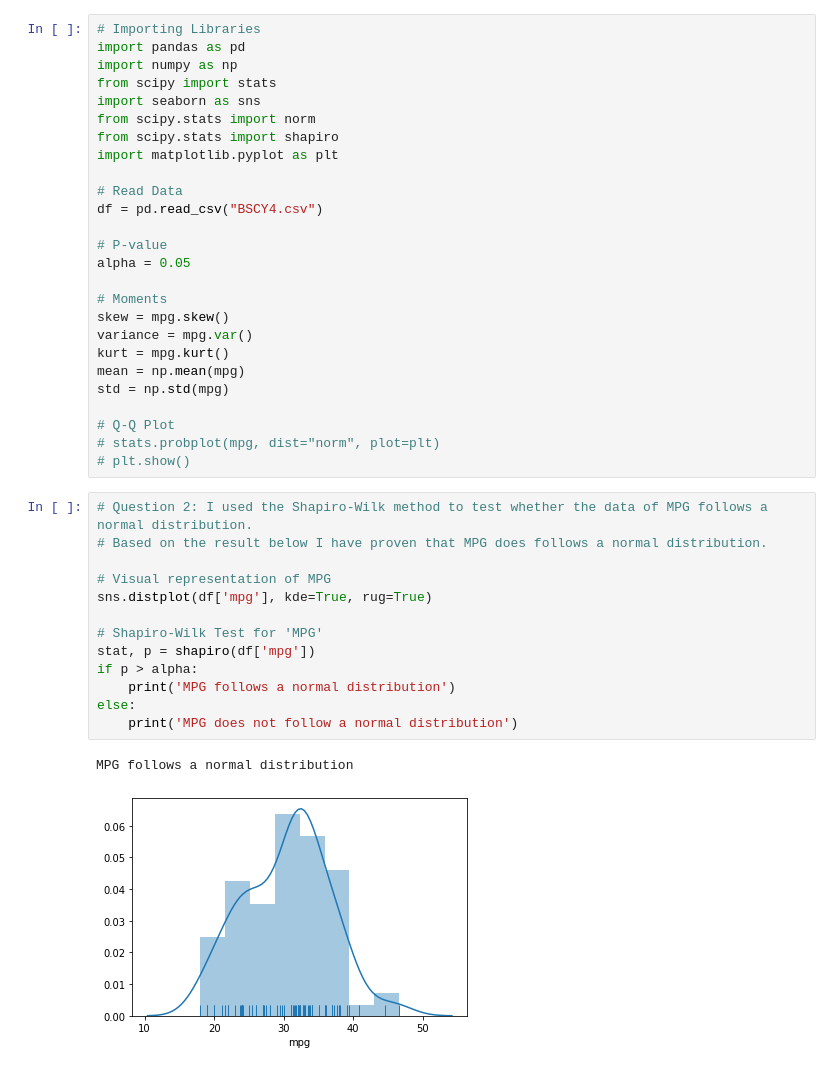
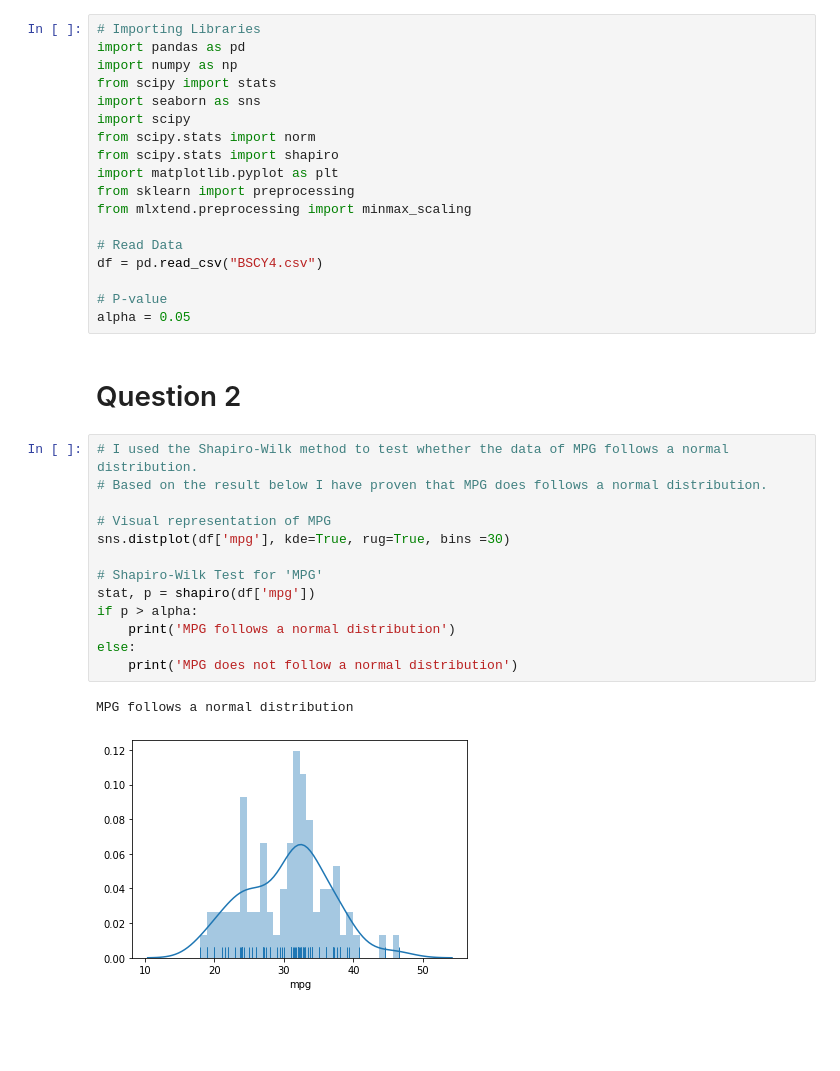
Before and after one commit to Esedicol/Data-Mining, a Jupyter notebook: Regression Analysis/Data_Exploration.ipynb, the cells around one changed output. Saved outputs shown, nothing was run; the diff lists cells and outputs as text; blank space fills up the shorter version.

```diff
--- a/Regression Analysis/Data_Exploration.ipynb
+++ b/Regression Analysis/Data_Exploration.ipynb
@@ -4,39 +4,33 @@ import pandas as pd
 import numpy as np
 from scipy import stats
 import seaborn as sns
+import scipy
 from scipy.stats import norm
 from scipy.stats import shapiro
 import matplotlib.pyplot as plt
+from sklearn import preprocessing
+from mlxtend.preprocessing import minmax_scaling
 
 # Read Data
 df = pd.read_csv("BSCY4.csv")
 
 # P-value
 alpha = 0.05
-
-# Moments
-skew = mpg.skew()
-variance = mpg.var()
-kurt = mpg.kurt()
-mean = np.mean(mpg)
-std = np.std(mpg)
-
-# Q-Q Plot
-# stats.probplot(mpg, dist="norm", plot=plt)
-# plt.show()
+# %% [markdown]
+# Question 2
 # %%
-# Question 2: I used the Shapiro-Wilk method to test whether the data of MPG follows a normal distribution.
+# I used the Shapiro-Wilk method to test whether the data of MPG follows a normal distribution.
 # Based on the result below I have proven that MPG does follows a normal distribution.
 
 # Visual representation of MPG
-sns.distplot(df['mpg'], kde=True, rug=True)
+sns.distplot(df['mpg'], kde=True, rug=True, bins =30)
 
 # Shapiro-Wilk Test for 'MPG'
 stat, p = shapiro(df['mpg'])
 if p > alpha:
     print('MPG follows a normal distribution')
 else:
     print('MPG does not follow a normal distribution')
 # %% [output]
 MPG follows a normal distribution
-[figure, old version]
+[figure, new version]
```
Also changed, not shown: parts of 14 cells of this notebook.
